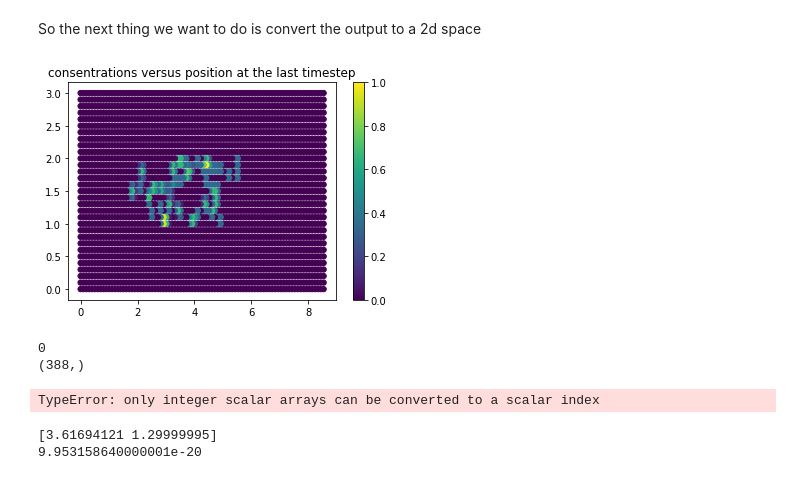
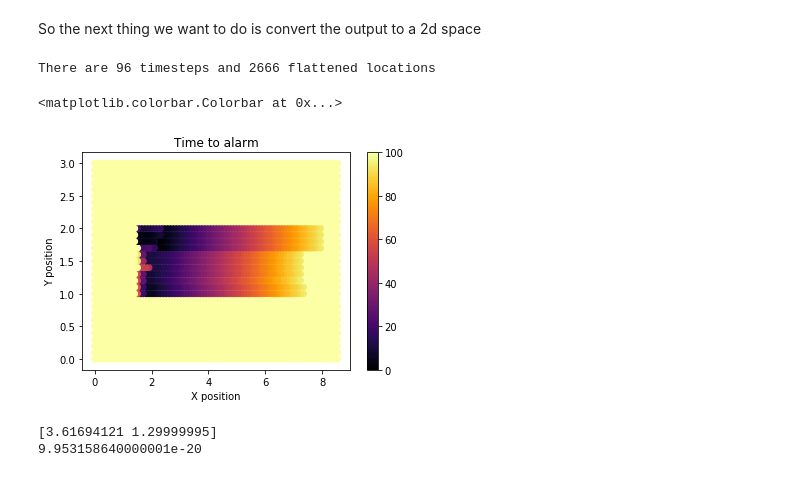
Before and after one commit to russelldj/SmokeDetectorOptimization, a Jupyter notebook: Visualization.ipynb, the cells around one changed output. Cells and saved outputs as stored; diff of their text form; code cells hidden in the pictures.

```diff
--- a/Visualization.ipynb
+++ b/Visualization.ipynb
@@ -59,29 +61,37 @@ The number of timesteps is 98
 # %% [markdown]
 So the next thing we want to do is convert the output to a 2d space
-# %%
-import numpy as np
-# starting with a really bad iterative method
-last_consentrations = all_times[-1] # get the last
-
-max_val = np.max(last_consentrations['C'].values[0:-1])
-
-cb = plt.scatter(last_consentrations['X'], last_consentrations['Y'], c=last_consentrations['C'] / max_val, s = 28)
-plt.colorbar(cb) # Add a colorbar to a plot
-plt.title("consentrations versus position at the last timestep")
-plt.pause(.2)
-
-consentrations = np.asarray([x['C'].values[:-1] for x in all_times])
-alarmed = consentrations > 2e-21
-nonzero = np.nonzero(alarmed.transpose())
-for i in range(alarmed.shape[0]):
-    print(i)
-    same = i == nonzero[1]
-    print(same.shape)
-    print(nonzero[same])
-#print(nonzero[1])
-# %% [output]
-[figure, removed]
-0
-(388,)
-TypeError: only integer scalar arrays can be converted to a scalar index
+# %%
+consentrations = np.asarray([x['C'].values[:-1] for x in all_times]) # Get all of the consentrations
+print("There are {} timesteps and {} flattened locations".format(consentrations.shape[0], consentrations.shape[1]))
+
+alarmed = consentrations > ALARM_THRESHOLD
+nonzero = np.nonzero(alarmed)
+nonzero_times, nonzero_locations = nonzero # this is pairs indicating that it alarmed at that time and location
+
+time_to_alarm = []
+for loc in range(alarmed.shape[1] + 1): # All of the possible locations
+    same = loc == nonzero_locations
+    if(np.any(same)):
+        alarmed_times = nonzero_times[same]
+        #print("alarmed times {} at location {}".format(alarmed_times, loc))
+        #print("first alarmed times is {} at location {}".format(min(alarmed_times), loc))
+        time_to_alarm.append(min(alarmed_times))
+    else:
+        time_to_alarm.append(BIG_NUMBER)
+
+
+#print(time_to_alarm)
+
+plt.cla()
+plt.clf()
+plt.xlabel("X position")
+plt.ylabel("Y position")
+plt.title("Time to alarm")
+norm = mpl.colors.Normalize(vmin=0, vmax=BIG_NUMBER)
+cb = plt.scatter(df['X'], df['Y'], c=time_to_alarm, cmap=plt.cm.inferno, norm=norm)
+plt.colorbar(cb) # Add a colorbar to a plot
+# %% [output]
+There are 96 timesteps and 2666 flattened locations
+<matplotlib.colorbar.Colorbar at 0x...>
+[figure, added]
 # %%
```
Also changed, not shown: parts of 2 cells of this notebook.
